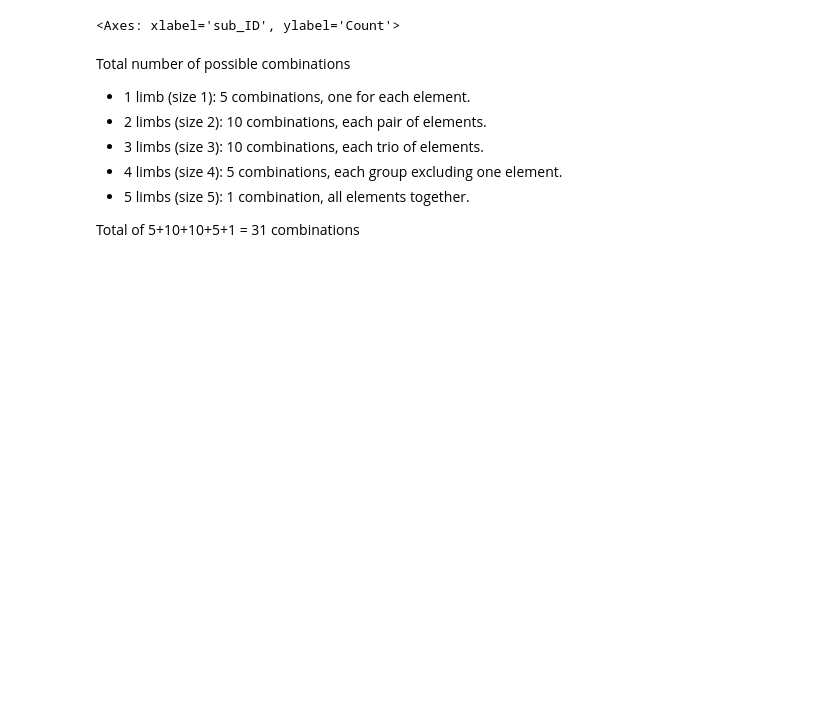
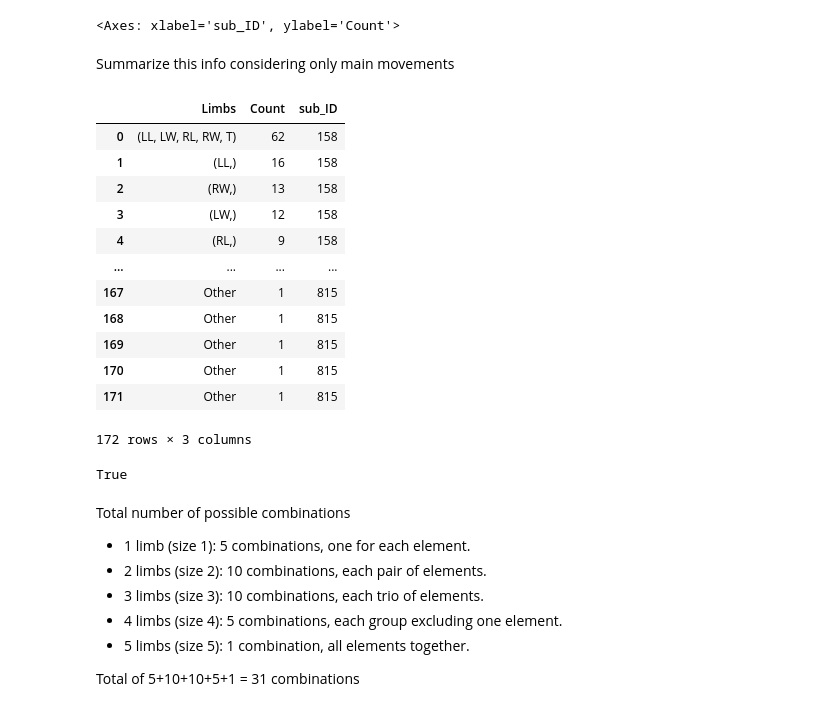
Before and after one commit to marcellosicbaldi/Every-Move-You-Make, a Jupyter notebook: src/notebook_bursts.ipynb, the cells around one changed output. Cells and saved outputs as stored; diff of their text form; code cells hidden in the pictures; blank space fills up the shorter version.

```diff
--- a/src/notebook_bursts.ipynb
+++ b/src/notebook_bursts.ipynb
@@ -614,14 +532,3 @@ plt.yticks(fontsize = 16)
 plt.legend(["Trunk ACC", "Movement"], loc = "upper right", fontsize = 16)
 # %% [output]
 <matplotlib.legend.Legend at 0x...>
-# %%
-# Combine all intervals into a list along with limb identifiers
-intervals = []
-intervals.extend((row['start'], row['end'], 'LL') for index, row in bursts_ll.iterrows())
-intervals.extend((row['start'], row['end'], 'LW') for index, row in bursts_lw.iterrows())
-intervals.extend((row['start'], row['end'], 'RL') for index, row in bursts_rl.iterrows())
-intervals.extend((row['start'], row['end'], 'RW') for index, row in bursts_rw.iterrows())
-intervals.extend((row['start'], row['end'], 'T') for index, row in bursts_trunk.iterrows())
-
-# Sort intervals by start time
-intervals.sort(key=lambda x: x[0])
@@ -687,3 +552,5 @@ df_merged_intervals
+# %%
+subjects = ["158", "098", "633", "279", "906", "547", "971", "958", "815"]
 # %%
 from collections import Counter
 # %%
@@ -736,7 +603,17 @@ for i, sub in enumerate(subjects):
     # Create a DataFrame for a cleaner view of the merged intervals
     df_merged_intervals = pd.DataFrame(merged_intervals, columns=['Start', 'End', 'Limbs'])
 
-    limbs_comb = Counter(tuple(sorted(limbs)) for _, _, limbs in merged_intervals)
+    main_movements = [{'LL', 'LW', 'RL', 'RW', 'T'},
+    {'LW'},
+    {'RW'},
+    {'RL'},
+    {'LL'},
+    {'LL', 'RL', 'T'}]
+
+    # Optional: replace any other limb combinations with 'Other'
+    df_merged_intervals["Limbs"] = df_merged_intervals["Limbs"].apply(lambda x: x if set(x) in main_movements else "X")
+
+    limbs_comb = Counter(tuple(sorted(limbs)) for limbs in df_merged_intervals["Limbs"])
     limbs_combinations_df = pd.DataFrame(limbs_comb.items(), columns=['Limbs', 'Count']).sort_values(by='Count', ascending=False).reset_index(drop=True)
     limbs_combinations_df["sub_ID"] = sub
     limbs_combinations[sub] = limbs_combinations_df
@@ -756,3 +633,35 @@ plt.pie(limbs_combinations_df_ALL.groupby('Limbs').sum().sort_values(by='Count',
+# %% [markdown]
+Summarize this info considering only main movements
+# %%
+# 6 most frequent movements
+main_movements = limbs_combinations_df_ALL.groupby('Limbs').sum().sort_values(by='Count', ascending=False).index[0:6].to_list()
+main_movements = [set(mov) for mov in main_movements]
+# set(df_merged_intervals["Limbs"][0]) in main_movements
+
+# Replace movements that are not in the main movements with "Other"
+limbs_combinations_df_ALL["Limbs"] = limbs_combinations_df_ALL["Limbs"].apply(lambda x: x if set(x) in main_movements else "Other")
+limbs_combinations_df_ALL
+# %% [output]
+|  | Limbs | Count | sub_ID |
+| 0 | (LL, LW, RL, RW, T) | 62 | 158 |
+| 1 | (LL,) | 16 | 158 |
+| 2 | (RW,) | 13 | 158 |
+| 3 | (LW,) | 12 | 158 |
+| 4 | (RL,) | 9 | 158 |
+| ... | ... | ... | ... |
+| 167 | Other | 1 | 815 |
+| 168 | Other | 1 | 815 |
+| 169 | Other | 1 | 815 |
+| 170 | Other | 1 | 815 |
+| 171 | Other | 1 | 815 |
+172 rows × 3 columns
+# %%
+tuple(df_merged_intervals["Limbs"][1]) in main_movements
+
+# Do the same but regardless of the order within the tuple
+main_movements
+# %% [output]
+True
 # %% [markdown]
 Total number of possible combinations
 - 1 limb (size 1): 5 combinations, one for each element.
```
Also changed, not shown: parts of 17 cells of this notebook, 1 other file.
